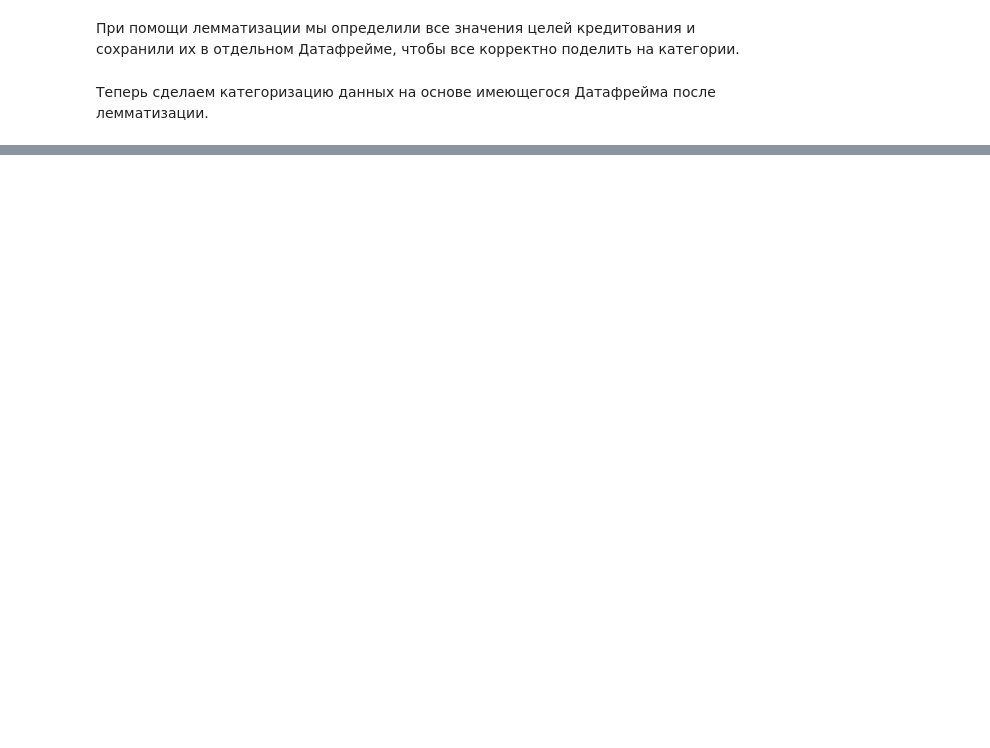
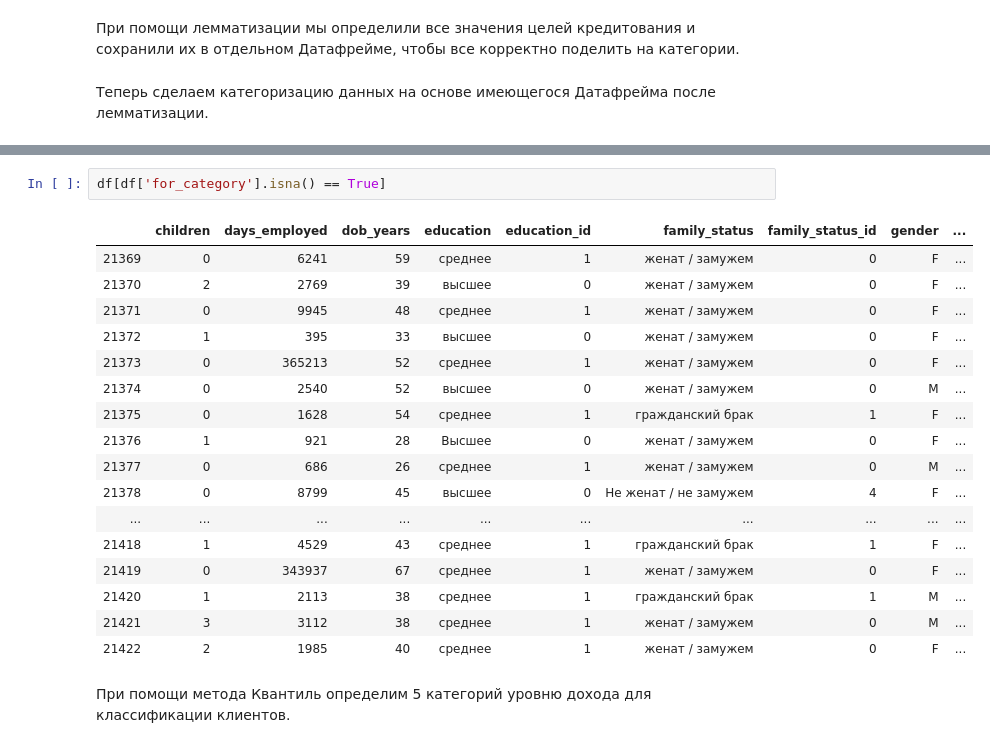
Before and after one commit to ViacheslavPogorelyy/YaP, a Jupyter notebook: part_number_one/Project_1.ipynb, the cells around one changed output, grey strips where cells are left out. Cells and saved outputs as stored; diff of their text form; blank space fills up the shorter version.

```diff
--- a/part_number_one/Project_1.ipynb
+++ b/part_number_one/Project_1.ipynb
@@ -537,0 +562,22 @@ df['total_income'].quantile(0.20)
+# %%
+df[df['for_category'].isna() == True]
+# %% [output]
+|  | children | days_employed | dob_years | education | education_id | family_status | family_status_id | gender | ... |
+| 21369 | 0 | 6241 | 59 | среднее | 1 | женат / замужем | 0 | F | ... |
+| 21370 | 2 | 2769 | 39 | высшее | 0 | женат / замужем | 0 | F | ... |
+| 21371 | 0 | 9945 | 48 | среднее | 1 | женат / замужем | 0 | F | ... |
+| 21372 | 1 | 395 | 33 | высшее | 0 | женат / замужем | 0 | F | ... |
+| 21373 | 0 | 365213 | 52 | среднее | 1 | женат / замужем | 0 | F | ... |
+| 21374 | 0 | 2540 | 52 | высшее | 0 | женат / замужем | 0 | M | ... |
+| 21375 | 0 | 1628 | 54 | среднее | 1 | гражданский брак | 1 | F | ... |
+| 21376 | 1 | 921 | 28 | Высшее | 0 | женат / замужем | 0 | F | ... |
+| 21377 | 0 | 686 | 26 | среднее | 1 | женат / замужем | 0 | M | ... |
+| 21378 | 0 | 8799 | 45 | высшее | 0 | Не женат / не замужем | 4 | F | ... |
+| ... | ... | ... | ... | ... | ... | ... | ... | ... | ... |
+| 21418 | 1 | 4529 | 43 | среднее | 1 | гражданский брак | 1 | F | ... |
+| 21419 | 0 | 343937 | 67 | среднее | 1 | женат / замужем | 0 | F | ... |
+| 21420 | 1 | 2113 | 38 | среднее | 1 | гражданский брак | 1 | M | ... |
+| 21421 | 3 | 3112 | 38 | среднее | 1 | женат / замужем | 0 | M | ... |
+| 21422 | 2 | 1985 | 40 | среднее | 1 | женат / замужем | 0 | F | ... |
+# %% [markdown]
+При помощи метода Квантиль определим 5 категорий уровню дохода для классификации клиентов.
```
Also changed, not shown: parts of 15 cells of this notebook.
